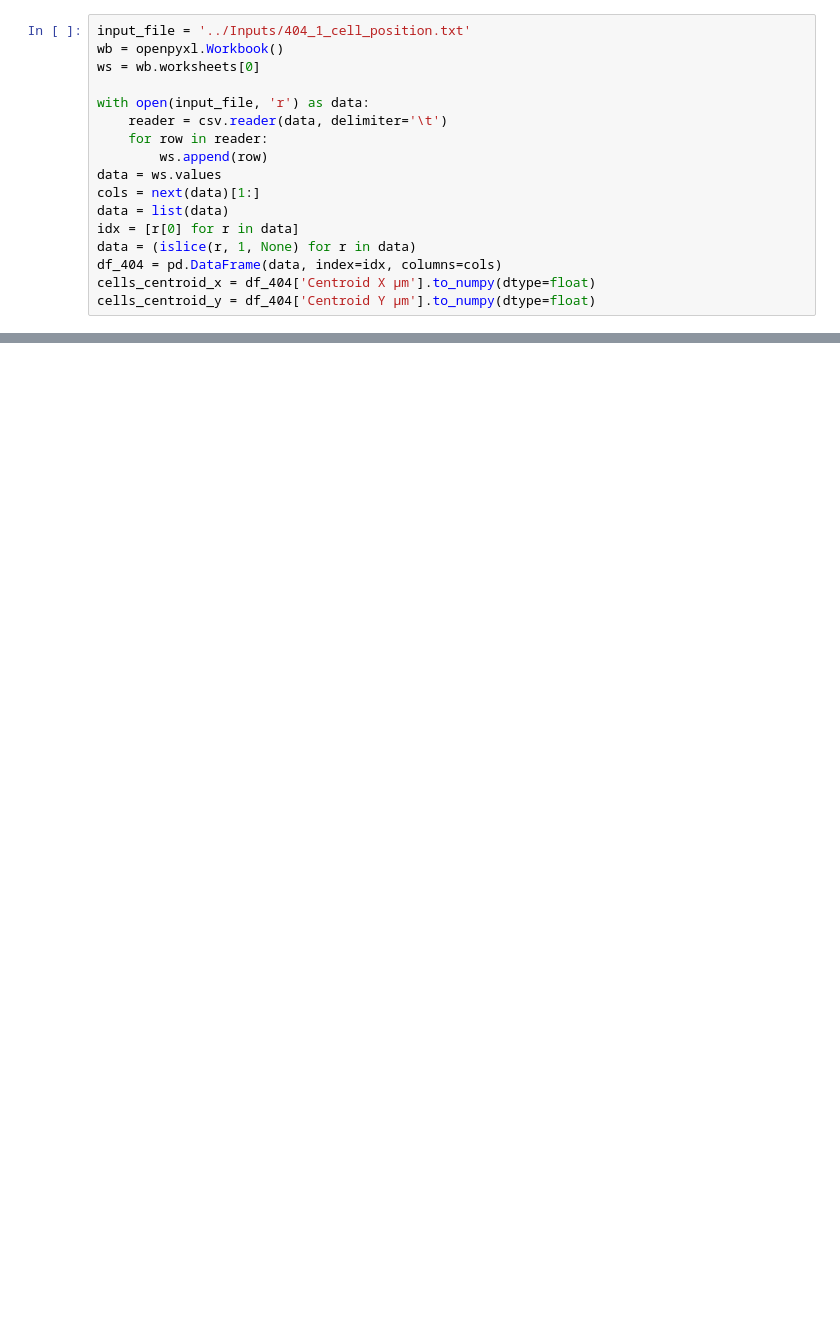
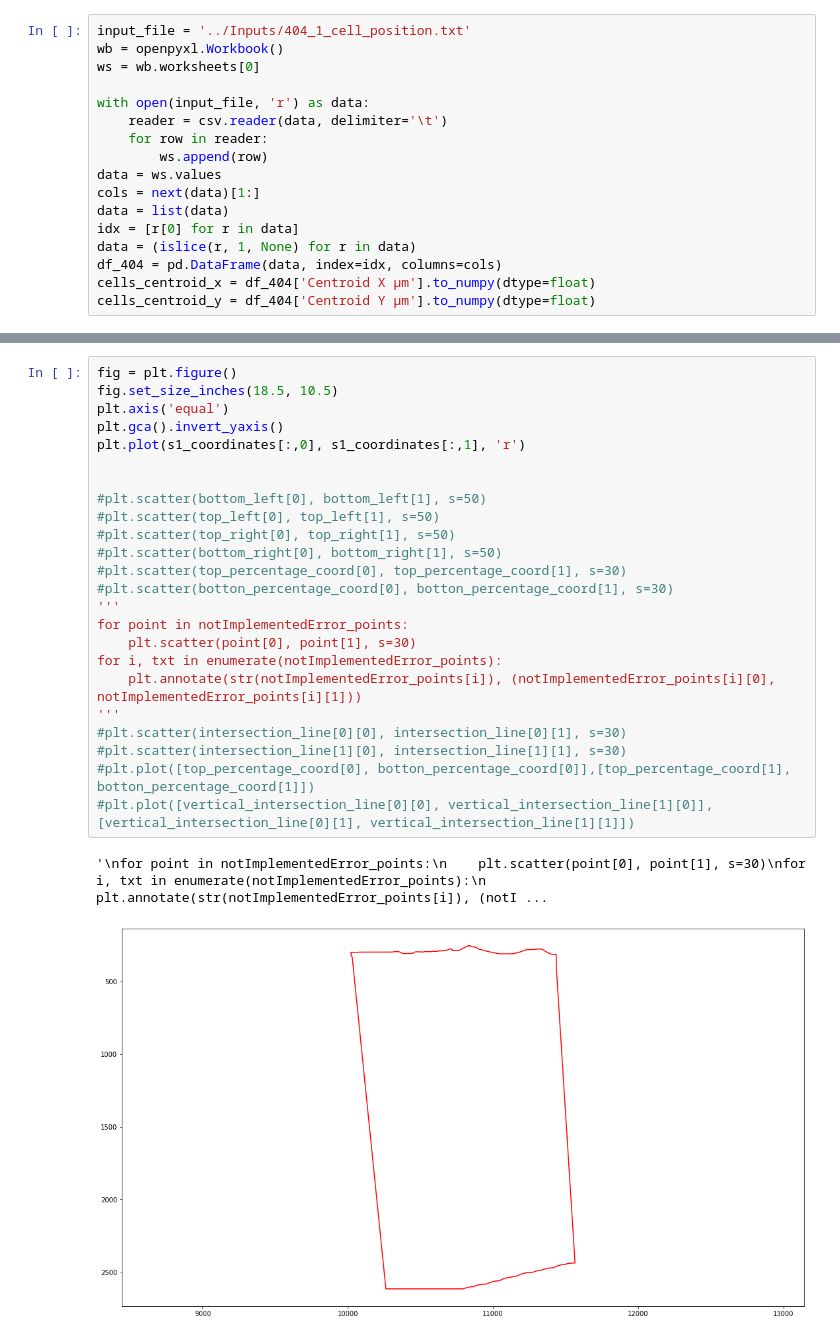
Before and after one commit to jacquemi-bbp/rat_sscx_nissl_analysis, a Jupyter notebook: notebook/densities_as_function_ofpercentage_depth.ipynb, the cells around one changed output, grey strips where cells are left out. Cells and saved outputs as stored; diff of their text form; blank space fills up the shorter version.

```diff
--- a/notebook/densities_as_function_ofpercentage_depth.ipynb
+++ b/notebook/densities_as_function_ofpercentage_depth.ipynb
@@ -107,0 +126,27 @@ plot.plot(densities_as_function_ofpercentage_depth.ipynb)
+# %%
+fig = plt.figure()
+fig.set_size_inches(18.5, 10.5)
+plt.axis('equal')
+plt.gca().invert_yaxis()
+plt.plot(s1_coordinates[:,0], s1_coordinates[:,1], 'r')
+
+
+#plt.scatter(bottom_left[0], bottom_left[1], s=50)
+#plt.scatter(top_left[0], top_left[1], s=50)
+#plt.scatter(top_right[0], top_right[1], s=50)
+#plt.scatter(bottom_right[0], bottom_right[1], s=50)
+#plt.scatter(top_percentage_coord[0], top_percentage_coord[1], s=30)
+#plt.scatter(botton_percentage_coord[0], botton_percentage_coord[1], s=30)
+'''
+for point in notImplementedError_points:
+    plt.scatter(point[0], point[1], s=30)
+for i, txt in enumerate(notImplementedError_points):
+    plt.annotate(str(notImplementedError_points[i]), (notImplementedError_points[i][0], notImplementedError_points[i][1]))
+'''
+#plt.scatter(intersection_line[0][0], intersection_line[0][1], s=30)
+#plt.scatter(intersection_line[1][0], intersection_line[1][1], s=30)
+#plt.plot([top_percentage_coord[0], botton_percentage_coord[0]],[top_percentage_coord[1], botton_percentage_coord[1]])
+#plt.plot([vertical_intersection_line[0][0], vertical_intersection_line[1][0]],[vertical_intersection_line[0][1], vertical_intersection_line[1][1]])
+# %% [output]
+'\nfor point in notImplementedError_points:\n    plt.scatter(point[0], point[1], s=30)\nfor i, txt in enumerate(notImplementedError_points):\n    plt.annotate(str(notImplementedError_points[i]), (notI ...
+[figure, added]
```
Also changed, not shown: parts of 16 cells of this notebook.
